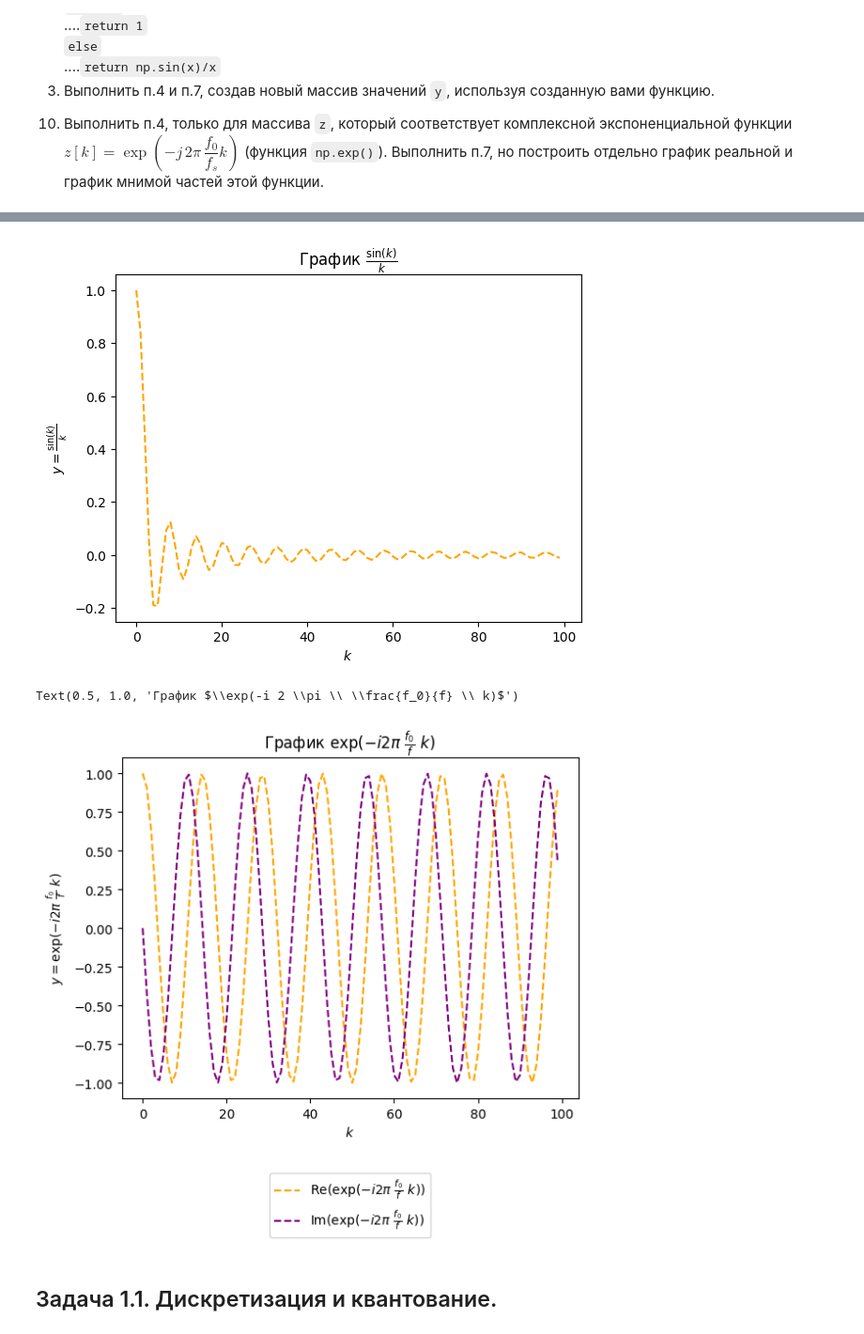
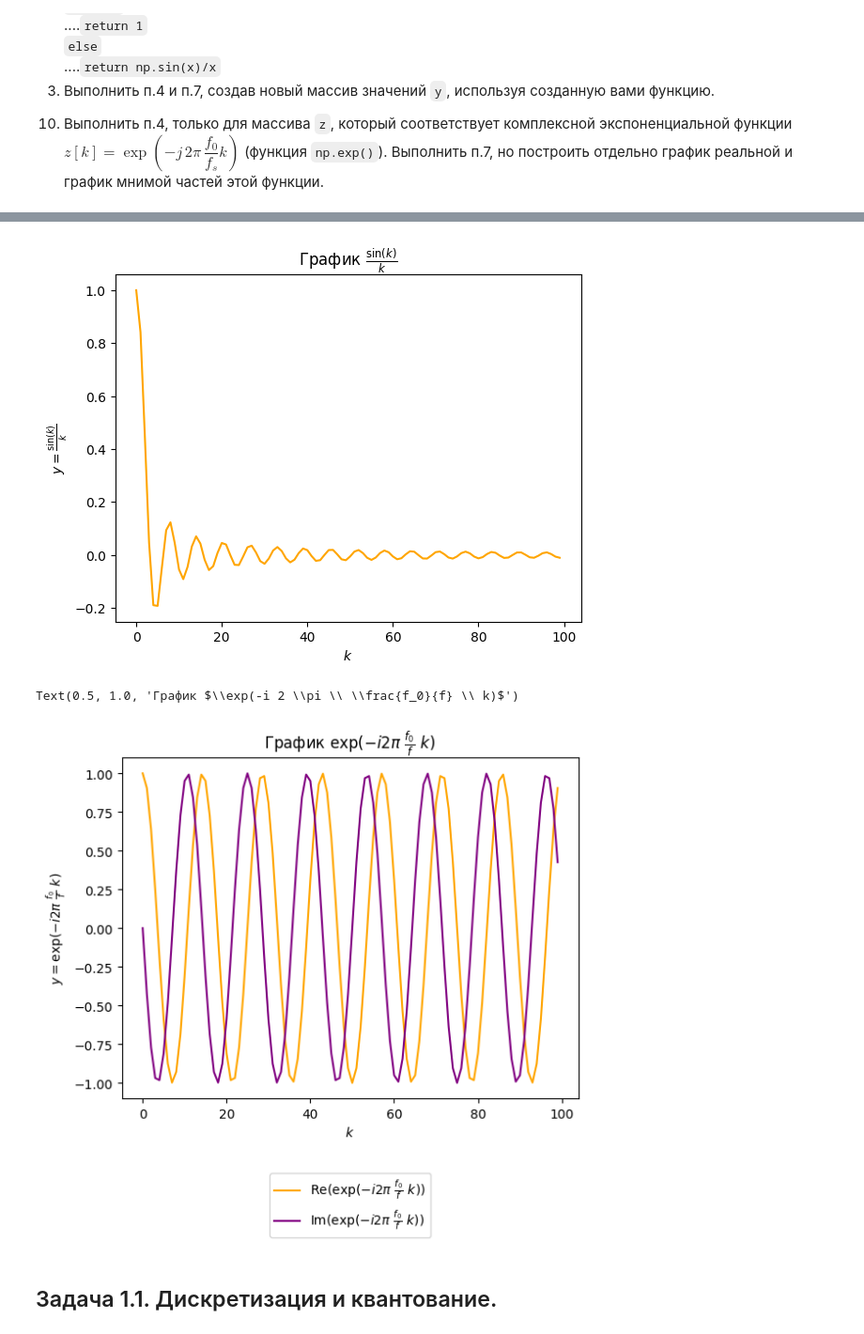
Before and after one commit to vlad-cool/RadioPhysicsLabs, a Jupyter notebook: Lab1_task.ipynb, the cells around one changed output, grey strips where cells are left out. Shown at 94% size. Cells and saved outputs as stored; diff of their text form; code cells hidden in the pictures.

```diff
--- a/Lab1_task.ipynb
+++ b/Lab1_task.ipynb
@@ -108,38 +110,38 @@ x = np.sin(2 * np.pi * 0.07 * k)
 import matplotlib.pyplot as plt
 # 6
 plt.figure(figsize=(12, 5))
 # 7
-plt.plot(k, x, linestyle='--', color="orange")
+plt.plot(k, x, linestyle='-', color="orange")
 plt.xlabel("$k$")
 plt.ylabel("$x=\\sin(2\\pi \\ \\frac{f_0}{f} \\ k)$")
 plt.title("График $\\sin(2\\pi \\ \\frac{f_0}{f} \\ k)$")
 # 8
 plt.stem(k, x)
 plt.show()
 # 9
 def my_func(x):
     return 1.0 if x == 0 else np.sin(x) / x
 
 y = np.vectorize(my_func)(k.astype(float))
 
-plt.plot(k, y, linestyle='--', color="orange")
+plt.plot(k, y, linestyle='-', color="orange")
 plt.xlabel("$k$")
 plt.ylabel("$y=\\frac{\\sin(k)}{k}$")
 plt.title("График $\\frac{\\sin(k)}{k}$")
 plt.show()
 # 10
 x = np.exp(-1.j * 2 * np.pi * 0.07 * k)
-plt.plot(k, np.real(x), linestyle='--', color="orange", label="$\\mathrm{Re}(\\exp(-i 2 \\pi \\ \\frac{f_0}{f} \\ k))$")
-plt.plot(k, np.imag(x), linestyle='--', color="purple", label="$\\mathrm{Im}(\\exp(-i 2 \\pi \\ \\frac{f_0}{f} \\ k))$")
+plt.plot(k, np.real(x), linestyle='-', color="orange", label="$\\mathrm{Re}(\\exp(-i 2 \\pi \\ \\frac{f_0}{f} \\ k))$")
+plt.plot(k, np.imag(x), linestyle='-', color="purple", label="$\\mathrm{Im}(\\exp(-i 2 \\pi \\ \\frac{f_0}{f} \\ k))$")
 plt.xlabel("$k$")
 plt.ylabel("$y=\\exp(-i 2 \\pi \\ \\frac{f_0}{f} \\ k)$")
 plt.legend(loc='upper center', bbox_to_anchor=(0.5, -0.2))
 plt.title("График $\\exp(-i 2 \\pi \\ \\frac{f_0}{f} \\ k)$")
 # %% [output]
 [figure]
 [figure]
 Text(0.5, 1.0, 'График $\\exp(-i 2 \\pi \\ \\frac{f_0}{f} \\ k)$')
-[figure, old version]
+[figure, new version]
 # %% [markdown]
 ## Задача 1.1. Дискретизация и квантование.
 # %% [markdown]
```
Also changed, not shown: parts of 28 cells of this notebook, 2 other files.
